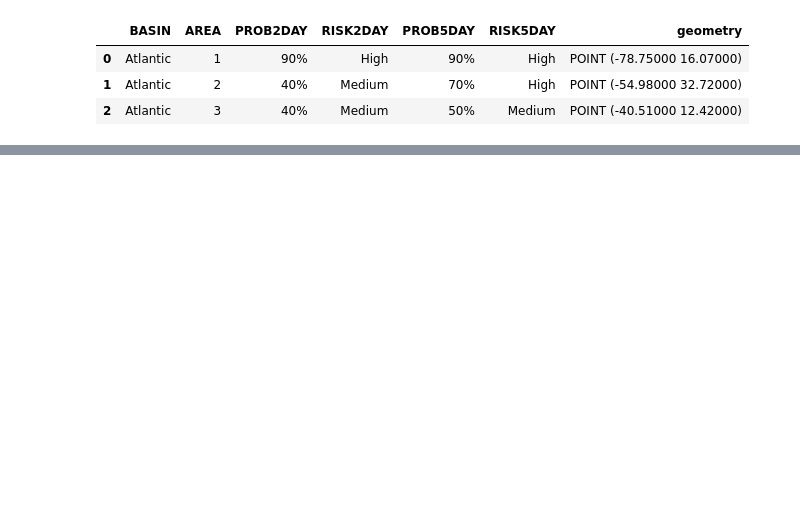
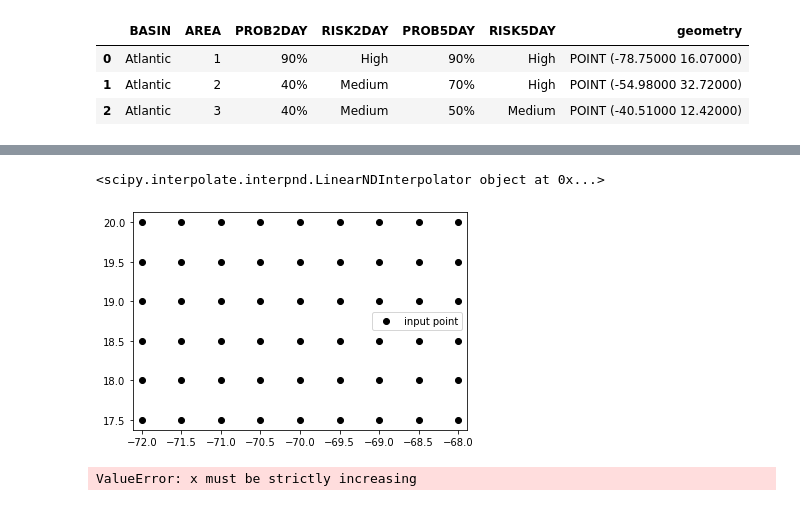
Before and after one commit to jmedinah09/UnidataProjects, a Jupyter notebook: tropical_cyclone_plot_project/Tropical_Cyclone_Plot_Project.ipynb, the cells around one changed output, grey strips where cells are left out. Drawn from its saved outputs; the diff is of its cells as text; code cells hidden in the pictures; blank space fills up the shorter version.

```diff
--- a/tropical_cyclone_plot_project/Tropical_Cyclone_Plot_Project.ipynb
+++ b/tropical_cyclone_plot_project/Tropical_Cyclone_Plot_Project.ipynb
@@ -579,0 +582,30 @@ wsp_34_points_gdf
+# %%
+from scipy.interpolate import LinearNDInterpolator
+
+
+interp = LinearNDInterpolator(points, values)
+print(interp)
+# %% [output]
+<scipy.interpolate.interpnd.LinearNDInterpolator object at 0x...>
+# %%
+
+
+plt.plot(x, y, "ok", label="input point")
+
+plt.legend()
+
+
+
+plt.axis("equal")
+
+plt.show()
+# %% [output]
+[figure, added]
+# %%
+from scipy.interpolate import RectBivariateSpline
+x = wsp_34_clipped['geometry'].x
+y = wsp_34_clipped['geometry'].y
+z = wsp_34_clipped['PWIND120']
+interp_spline = RectBivariateSpline(x, y, z)
+# %% [output]
+ValueError: x must be strictly increasing
```
Also changed, not shown: parts of 13 cells of this notebook, 1 other file.
